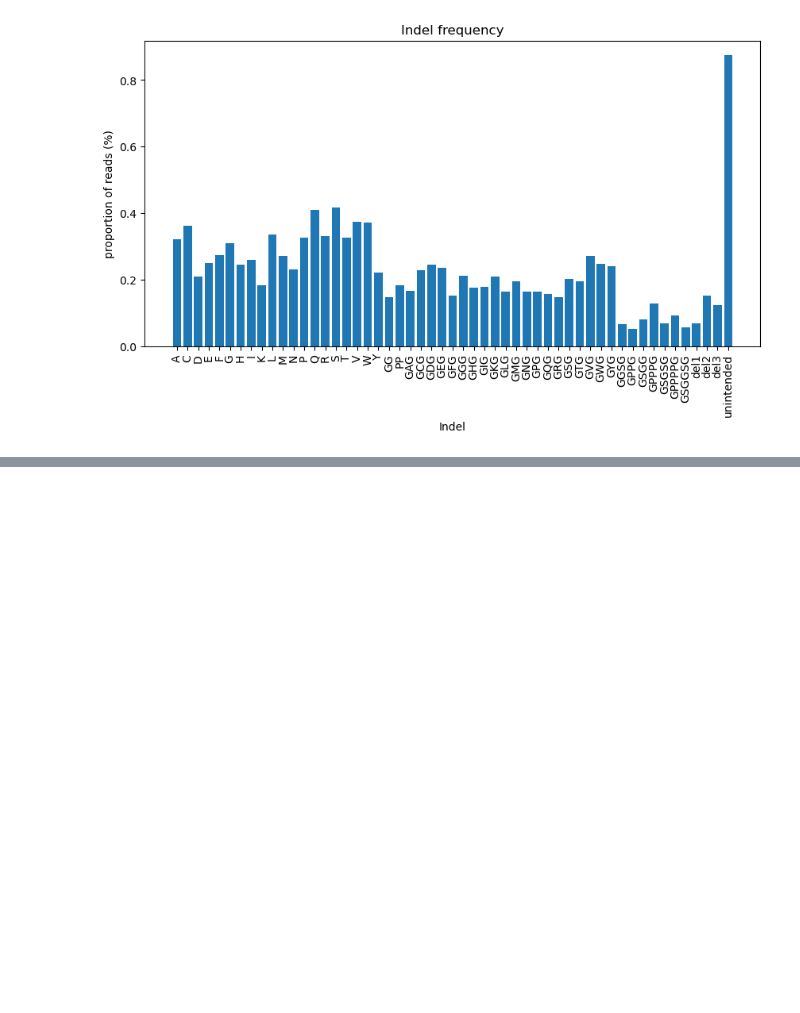
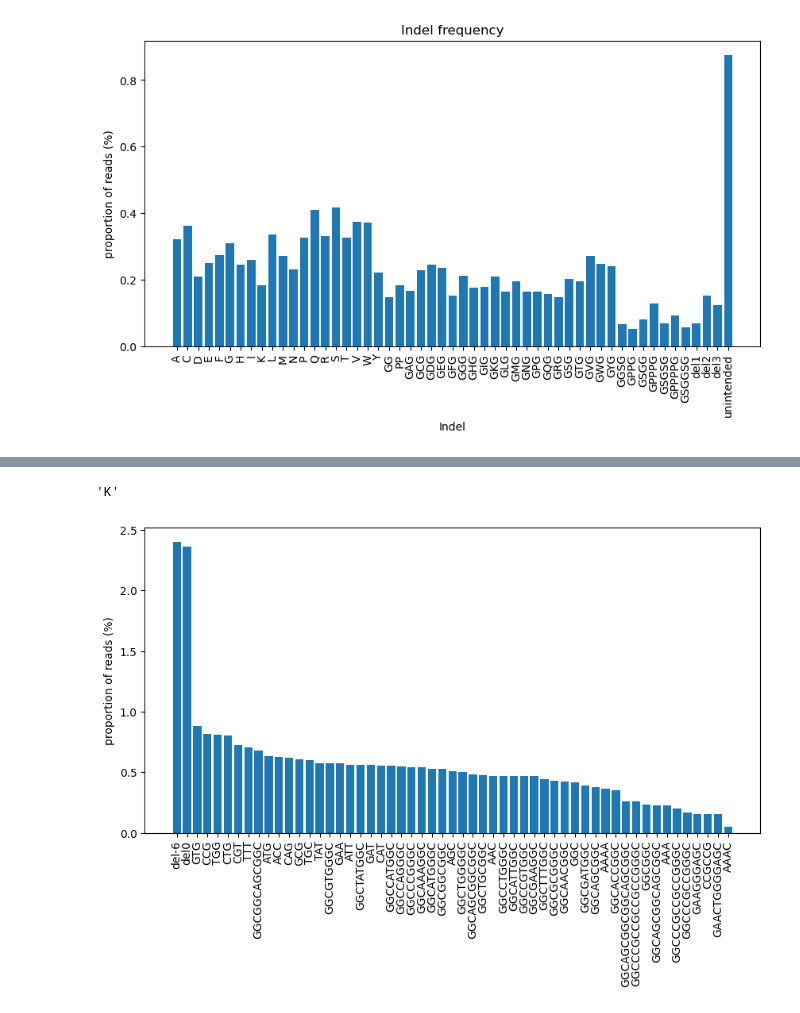
Before and after one commit to AliceHovsepyan/pogo_pance_draft, a Jupyter notebook: Indel_analysis.ipynb, the cells around one changed output, grey strips where cells are left out. Drawn from its saved outputs; the diff is of its cells as text; code cells hidden in the pictures; blank space fills up the shorter version.

```diff
--- a/Indel_analysis.ipynb
+++ b/Indel_analysis.ipynb
@@ -274,0 +391,12 @@ plt.show()
+# %%
+translate_dna2aa("AAA")
+# %% [output]
+'K'
+# %%
+plt.figure(figsize=(10,5))
+plt.bar(list(linker_variants_perc.keys()), list(linker_variants_perc.values()))
+plt.xticks(rotation=90)
+plt.ylabel("proportion of reads (%)")
+plt.show()
+# %% [output]
+[figure, added]
```
Also changed, not shown: parts of 10 cells of this notebook, 3 other files.
